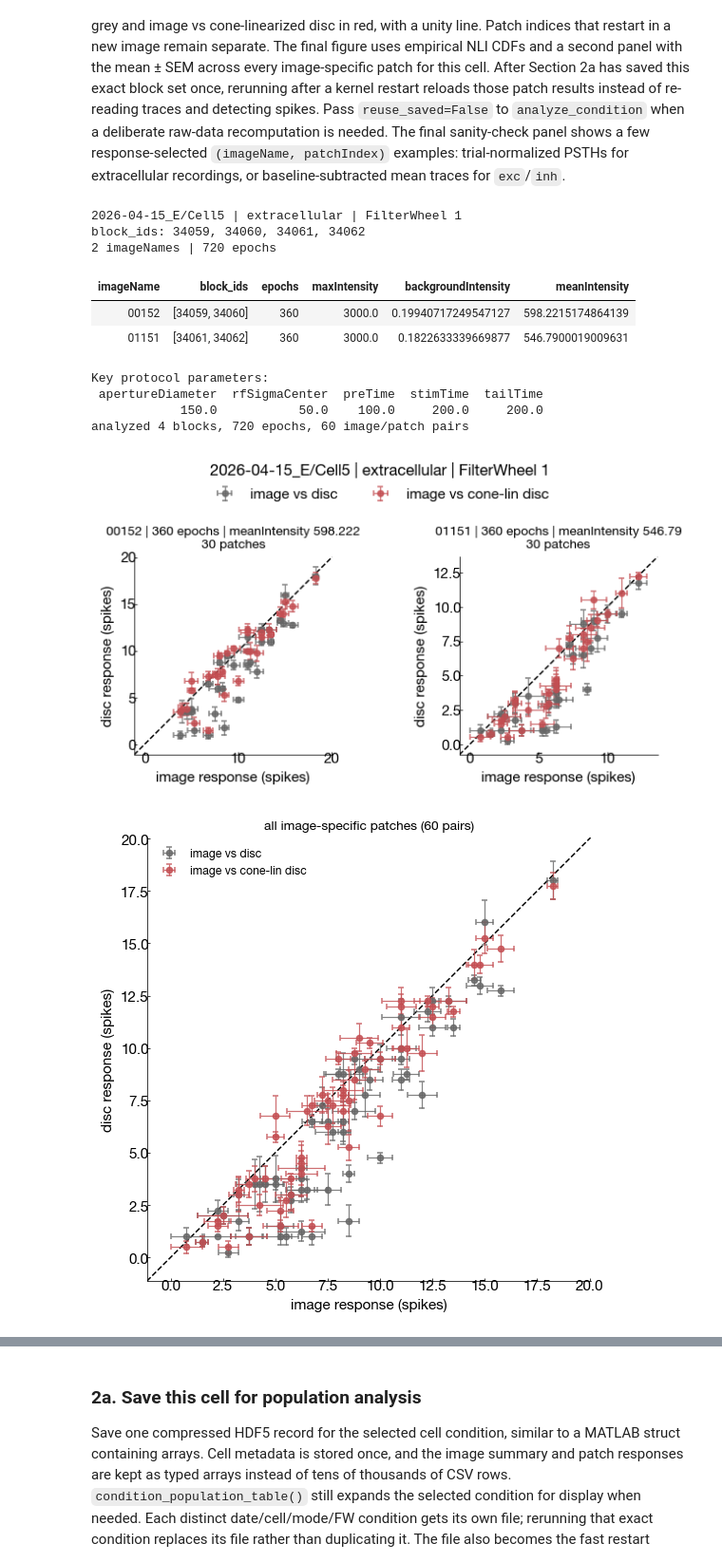
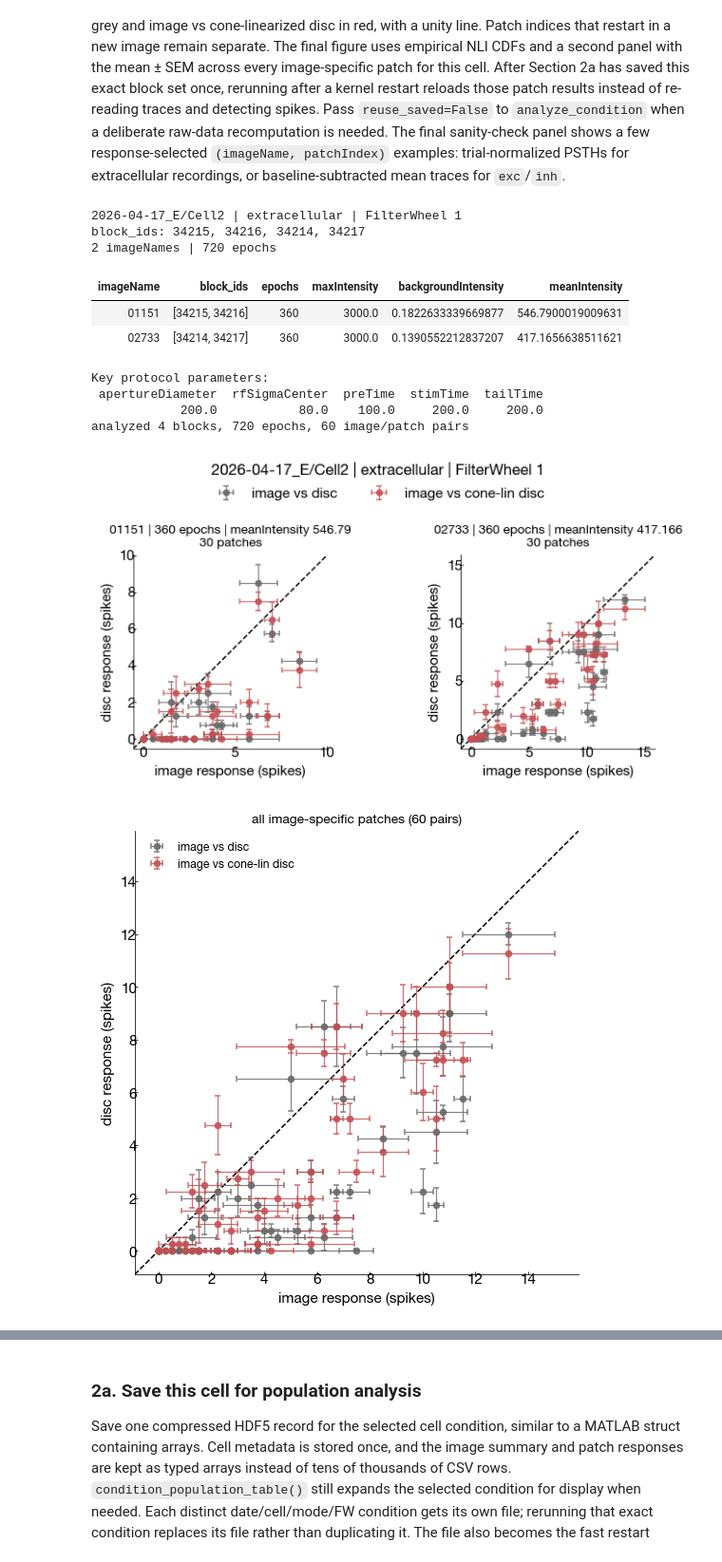
Before and after one commit to chrischen2/retinanalysis, a Jupyter notebook: SingCell_Notebooks/analyzeConeCenterDisc.ipynb, the cells around one changed output, grey strips where cells are left out. Shown at 95% size. Cells and saved outputs as stored; diff of their text form; code cells hidden in the pictures.

```diff
--- a/SingCell_Notebooks/analyzeConeCenterDisc.ipynb
+++ b/SingCell_Notebooks/analyzeConeCenterDisc.ipynb
@@ -124,8 +124,8 @@ CENTER_PROTOCOLS = (
     'LinearEquivalentDisc',
 )
 PROTOCOL_LABEL = 'cone-linearized center disc'
-DATE_INDEX = 10
-CELL_LABEL = 'Cell5'
+DATE_INDEX = 11
+CELL_LABEL = 'Cell2'
 ONLINE_ANALYSIS = 'extracellular'  # 'extracellular', 'exc', or 'inh'
 FILTER_WHEEL_VALUE = 1.0          # authoritative numeric FilterWheel value
 
@@ -136,37 +136,37 @@ date_rows = analysis_dates.loc[analysis_dates.date_index.eq(DATE_INDEX)]
 if date_rows.empty:
     raise ValueError(f'date_index {DATE_INDEX} is not available for {PROTOCOL_LABEL}')
 EXP_NAME = date_rows.exp_name.iloc[0]
 
 df_blocks = led.find_blocks(
     exp_names=[EXP_NAME], protocols=CENTER_PROTOCOLS, show=False)
 with contextlib.redirect_stdout(io.StringIO()), contextlib.redirect_stderr(io.StringIO()):
     df_blocks = led.check_series_resistance(
         df_blocks, show=False, sample_series_resistance=True)
 selected_blocks = df_blocks.copy()
 if selected_blocks.empty:
     raise ValueError(f'{EXP_NAME!r} has no cone-linearized center-disc blocks')
 
 condition_blocks = led.select_condition_blocks(
     selected_blocks, CELL_LABEL, ONLINE_ANALYSIS, FILTER_WHEEL_VALUE)
 key_parameters = (condition_blocks[[
     'apertureDiameter', 'rfSigmaCenter', 'preTime', 'stimTime', 'tailTime']]
     .drop_duplicates().reset_index(drop=True))
 print('Key protocol parameters:')
 print(key_parameters.to_string(index=False))
 condition = led.analyze_condition(condition_blocks)
 image_fig, pooled_fig, nli_fig = led.plot_condition(condition)
 #sample_psth_fig = led.plot_condition_sample_psths(
 #    condition_blocks, condition, n_pairs=3)
 # %% [output]
-2026-04-15_E/Cell5 | extracellular | FilterWheel 1
-block_ids: 34059, 34060, 34061, 34062
+2026-04-17_E/Cell2 | extracellular | FilterWheel 1
+block_ids: 34215, 34216, 34214, 34217
 2 imageNames | 720 epochs
 | imageName | block_ids | epochs | maxIntensity | backgroundIntensity | meanIntensity |
-| 00152 | [34059, 34060] | 360 | 3000.0 | 0.19940717249547127 | 598.2215174864139 |
-| 01151 | [34061, 34062] | 360 | 3000.0 | 0.1822633339669877 | 546.7900019009631 |
+| 01151 | [34215, 34216] | 360 | 3000.0 | 0.1822633339669877 | 546.7900019009631 |
+| 02733 | [34214, 34217] | 360 | 3000.0 | 0.1390552212837207 | 417.1656638511621 |
 Key protocol parameters:
  apertureDiameter  rfSigmaCenter  preTime  stimTime  tailTime
-            150.0           50.0    100.0     200.0     200.0
+            200.0           80.0    100.0     200.0     200.0
 analyzed 4 blocks, 720 epochs, 60 image/patch pairs
-[figure, old version]
+[figure, new version]
-[figure, old version]
+[figure, new version]
```
Also changed, not shown: parts of 3 cells of this notebook.
